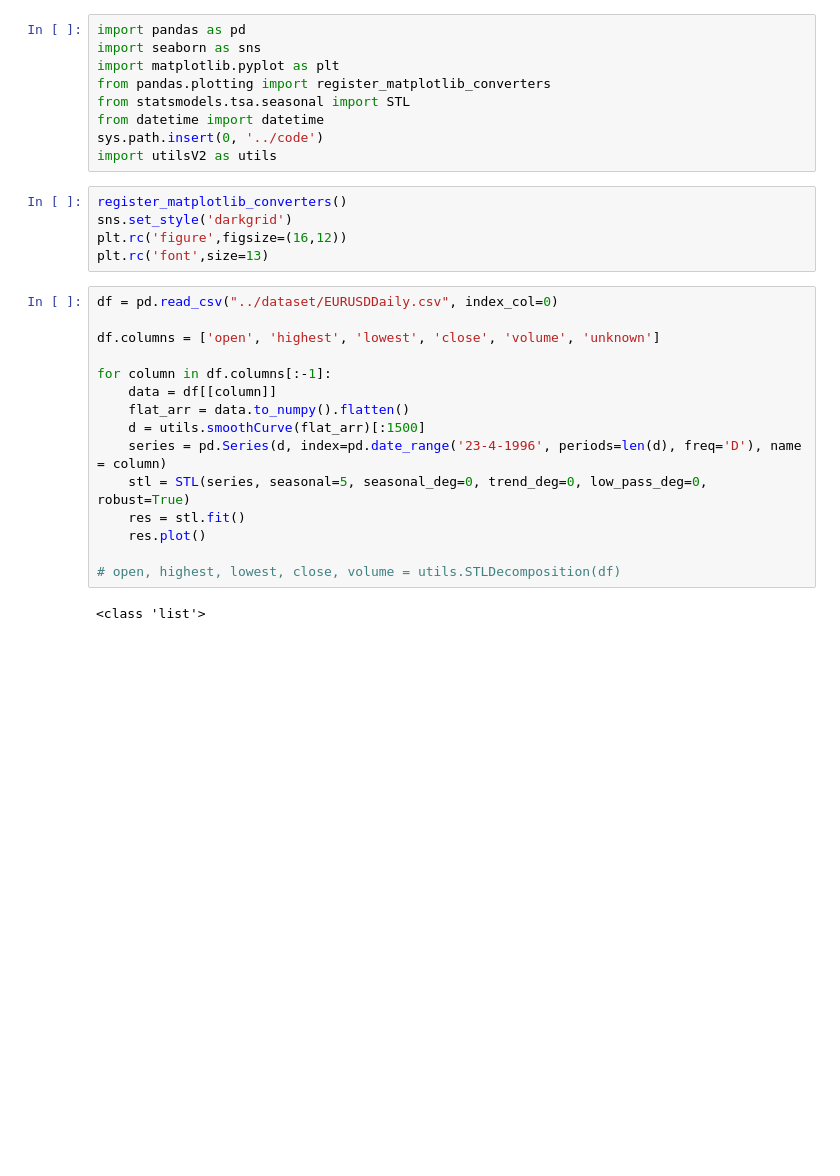
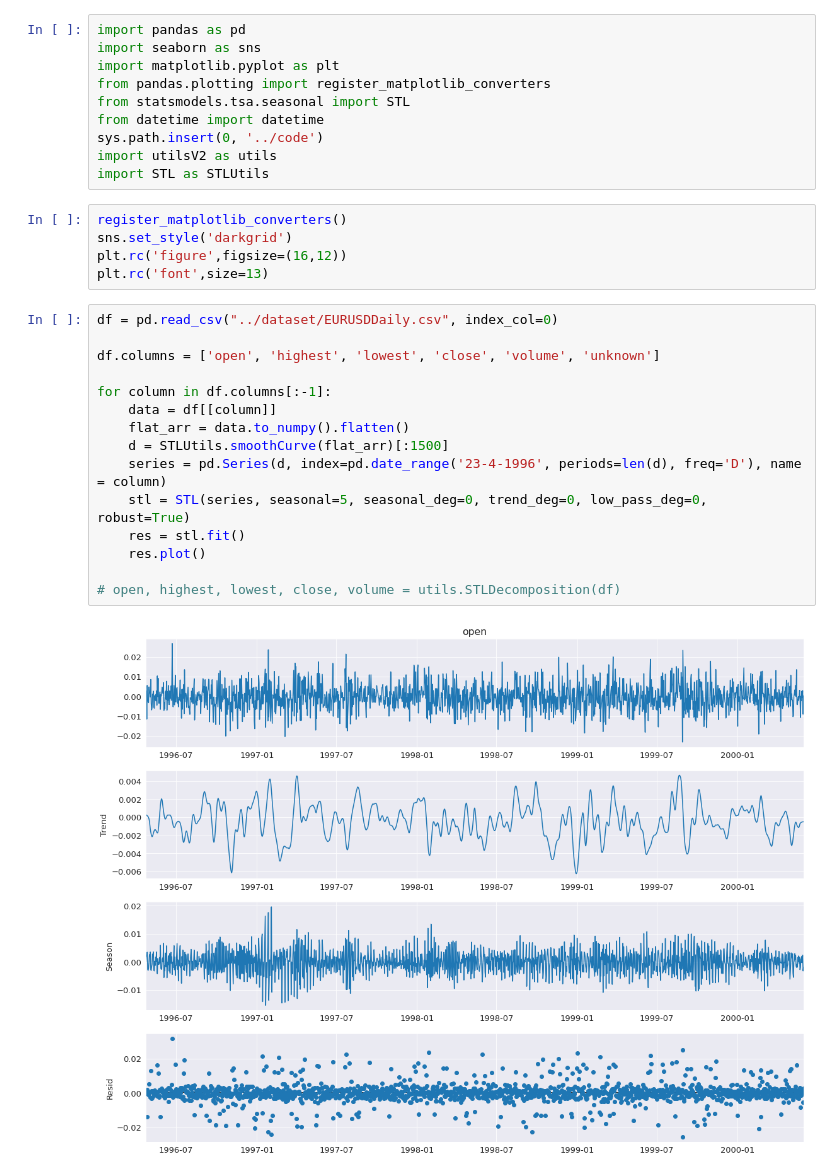
Before and after one commit to lucasvg/trabalhoFinalRN, a Jupyter notebook: notebooks/STLDecomposition.ipynb, the cells around one changed output. Cells and saved outputs as stored; diff of their text form; blank space fills up the shorter version.

```diff
--- a/notebooks/STLDecomposition.ipynb
+++ b/notebooks/STLDecomposition.ipynb
@@ -7,6 +7,7 @@ from statsmodels.tsa.seasonal import STL
 from datetime import datetime
 sys.path.insert(0, '../code')
 import utilsV2 as utils
+import STL as STLUtils
 # %%
 register_matplotlib_converters()
 sns.set_style('darkgrid')
@@ -15,17 +16,17 @@ plt.rc('font',size=13)
 # %%
 df = pd.read_csv("../dataset/EURUSDDaily.csv", index_col=0)
 
 df.columns = ['open', 'highest', 'lowest', 'close', 'volume', 'unknown']
 
 for column in df.columns[:-1]:
     data = df[[column]]
     flat_arr = data.to_numpy().flatten()
-    d = utils.smoothCurve(flat_arr)[:1500]
+    d = STLUtils.smoothCurve(flat_arr)[:1500]
     series = pd.Series(d, index=pd.date_range('23-4-1996', periods=len(d), freq='D'), name = column)
     stl = STL(series, seasonal=5, seasonal_deg=0, trend_deg=0, low_pass_deg=0, robust=True)
     res = stl.fit()
     res.plot()
 
 # open, highest, lowest, close, volume = utils.STLDecomposition(df)
 # %% [output]
-<class 'list'>
+[figure, added]
```
Also changed, not shown: parts of 1 cell of this notebook, 3 other files.
